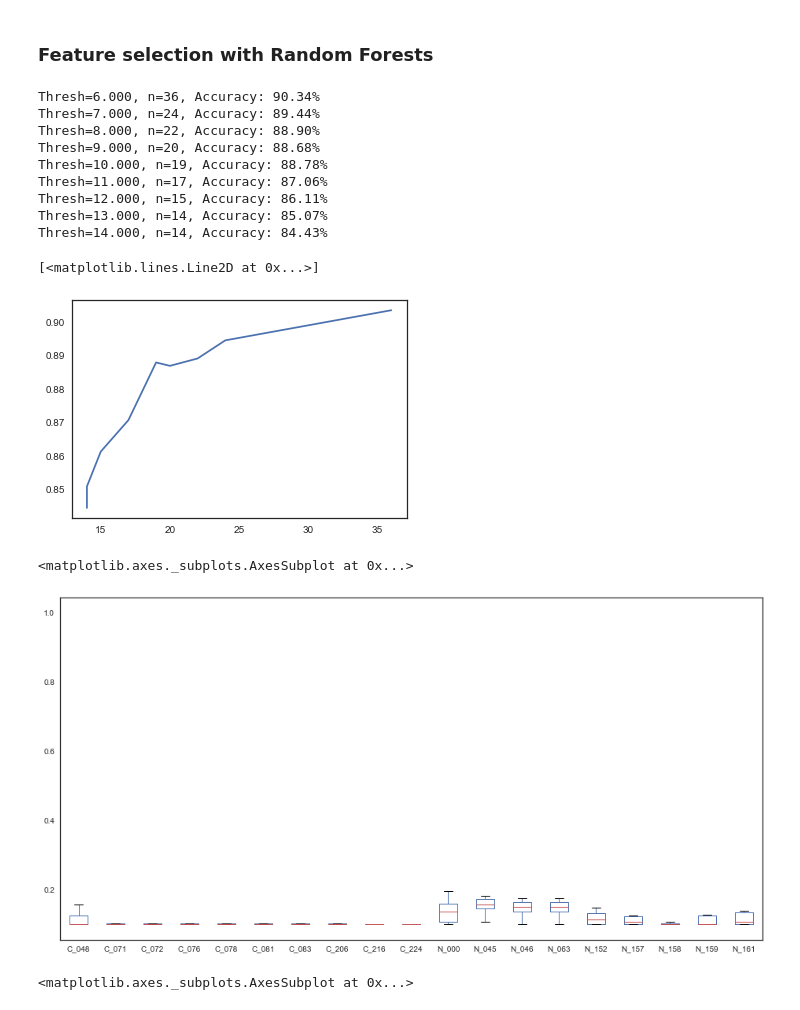
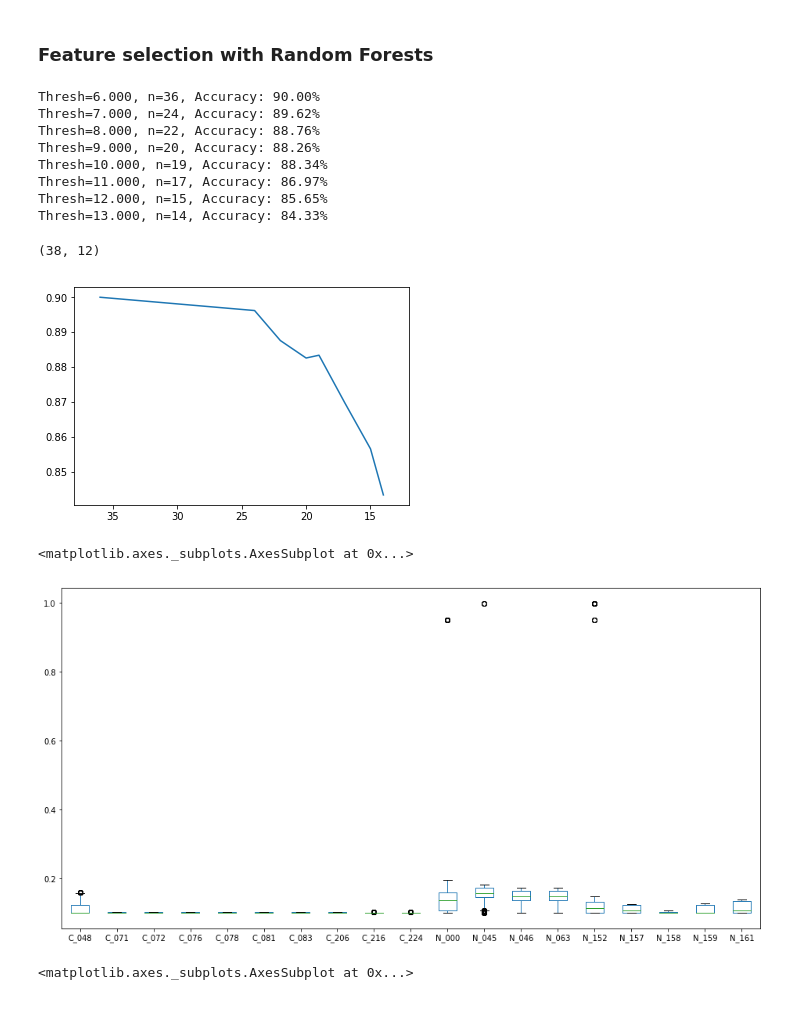
Before and after one commit to chinfang/graduation-project, a Jupyter notebook: fraud_all.ipynb, the cells around one changed output. Drawn from its saved outputs; the diff is of its cells as text; code cells hidden in the pictures.

```diff
--- a/fraud_all.ipynb
+++ b/fraud_all.ipynb
@@ -163,44 +163,44 @@ X_traintest_sampled = pd.DataFrame(X_traintest_sampled, columns=list(X_traintest
 # %% [markdown]
 ### Feature selection with Random Forests
 # %%
-thresholds = range(6, 15)
+thresholds = range(6, 14)
 # %%
 n = []
 cv_accuracy = []
 for thresh in thresholds:
     # select features using median
     select = SelectFromModel(
         RandomForestClassifier(n_estimators=500, random_state=0),
         threshold=str(thresh)+"*median")
 
     select.fit(X_traintest_sampled, y_traintest_sampled)
     idxs_selected = select.get_support(indices=True)
 
     X_traintest_selected = X_traintest_sampled.iloc[:, idxs_selected]
     X_valid_selected = X_valid.iloc[:, idxs_selected]
 
     # training model
     selection_model = RandomForestClassifier()
     # perform cross-validation
     scores = cross_val_score(selection_model, X_traintest_selected, y_traintest_sampled, cv=5)
      # compute mean cross-validation accuracy
     accuracy = np.mean(scores)
     cv_accuracy.append(accuracy)
     n.append(X_traintest_selected.shape[1])
     print("Thresh=%.3f, n=%d, Accuracy: %.2f%%" % (thresh, X_traintest_selected.shape[1], accuracy*100.0))
 plt.plot(n, cv_accuracy, label="cv accuracy")
+plt.xlim(38, 12)
 # %% [output]
-Thresh=6.000, n=36, Accuracy: 90.34%
-Thresh=7.000, n=24, Accuracy: 89.44%
-Thresh=8.000, n=22, Accuracy: 88.90%
-Thresh=9.000, n=20, Accuracy: 88.68%
-Thresh=10.000, n=19, Accuracy: 88.78%
-Thresh=11.000, n=17, Accuracy: 87.06%
-Thresh=12.000, n=15, Accuracy: 86.11%
-Thresh=13.000, n=14, Accuracy: 85.07%
-Thresh=14.000, n=14, Accuracy: 84.43%
+Thresh=6.000, n=36, Accuracy: 90.00%
+Thresh=7.000, n=24, Accuracy: 89.62%
+Thresh=8.000, n=22, Accuracy: 88.76%
+Thresh=9.000, n=20, Accuracy: 88.26%
+Thresh=10.000, n=19, Accuracy: 88.34%
+Thresh=11.000, n=17, Accuracy: 86.97%
+Thresh=12.000, n=15, Accuracy: 85.65%
+Thresh=13.000, n=14, Accuracy: 84.33%
-[<matplotlib.lines.Line2D at 0x...>]
+(38, 12)
-[figure, old version]
+[figure, new version]
 # %%
 def feature_selection(thresh, X_traintest_sampled, y_traintest_sampled, X_valid):
     # select features using median
@@ -219,7 +219,7 @@ X_traintest_selected, X_valid_selected = feature_selection(10, X_traintest_sampl
 X_traintest_selected.plot.box(figsize=(16,8))
 # %% [output]
 <matplotlib.axes._subplots.AxesSubplot at 0x...>
-[figure, old version]
+[figure, new version]
 # %%
 sns.set(style="white")
 
```
Also changed, not shown: parts of 41 cells of this notebook.
